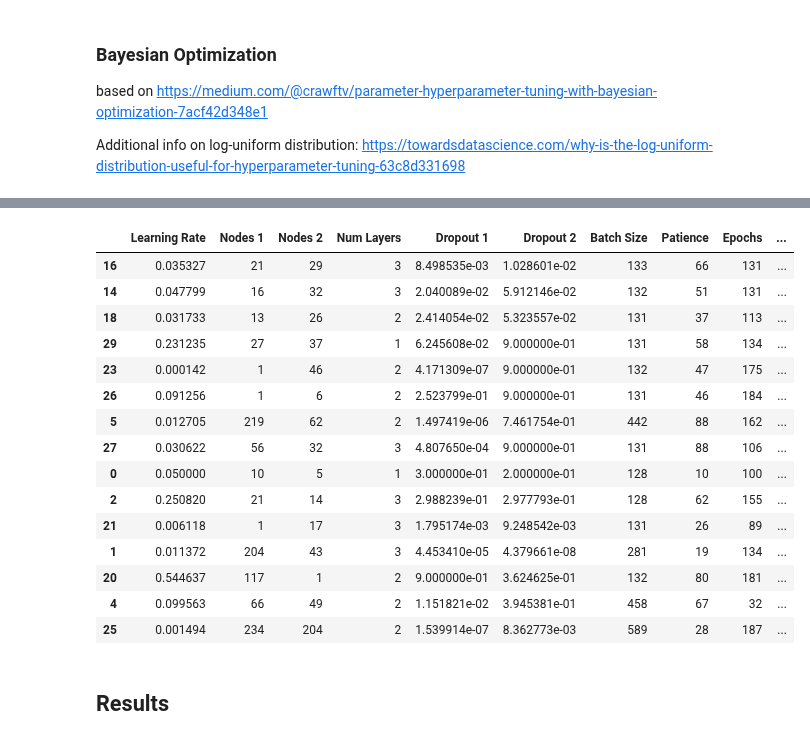
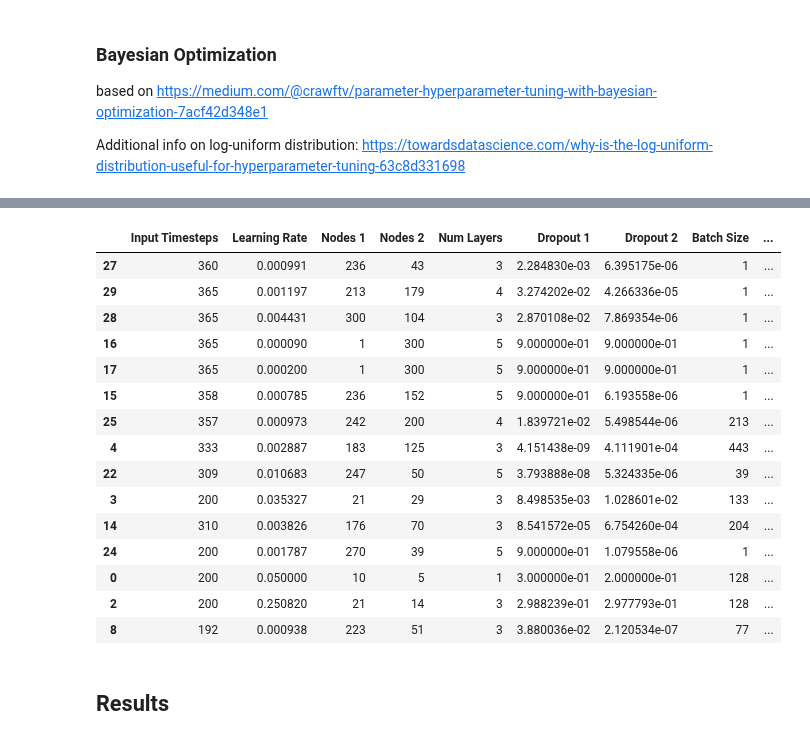
Before and after one commit to TLChilton/Senior_Capstone, a Jupyter notebook: Thomas/LSTMBayesSearch.ipynb, the cells around one changed output, grey strips where cells are left out. Saved outputs shown, nothing was run; the diff lists cells and outputs as text; code cells hidden in the pictures.

```diff
--- a/Thomas/LSTMBayesSearch.ipynb
+++ b/Thomas/LSTMBayesSearch.ipynb
@@ -127,17 +127,3 @@ values = values.astype('float32')
 # normalize features, makes it easier for the model to train on
 scaler = MinMaxScaler(feature_range=(0,1))
 scaled = scaler.fit_transform(values)
-# %%
-n_in = 200                # timesteps for input
-n_out = 365            # timesteps for output
-n_predict = 1          # n_predict = (number of data points you want to predict) / n_out
-percent_train = 0.70    # percent as decimal
-
-# frame as supervised learning
-reframed = series_to_supervised(scaled, df.columns, n_in, n_out)
-# Drop Columns of Variables We Aren't Predicting
-for i in range(1, n_out):
-    reframed.drop(reframed.loc[:, ('Tesla Trend(t+%i)' %(i)):('Year(t+%i)' %(i))], axis=1, inplace=True)
-reframed.drop(reframed.loc[:, 'Tesla Trend(t)':'Year(t)'], axis=1, inplace=True)
-print(reframed.shape)
-reframed.head()
@@ -175,10 +137,10 @@ print(train_X.shape, train_y.shape, test_X.shape, test_y.shape, predict_X.shape,
 ### Function For Building Model
 # %%
 # Design Network
-def build_model(learning_rate, LSTM1, LSTM2, num_layers, dropout1, dropout2, n_out):
+def build_model(learning_rate, LSTM1, LSTM2, num_layers, dropout1, dropout2, n_out, n_in, n_features):
     model = Sequential()
 
-    model.add(BatchNormalization(name = "batch_norm_0", input_shape = (train_X.shape[1], train_X.shape[2])))
+    model.add(BatchNormalization(name = "batch_norm_0", input_shape = (n_in, n_features)))
 
     for i in range (num_layers):
         model.add(LSTM(LSTM1, name='lstm_{0}_1'.format(i), return_sequences=True))
@@ -203,6 +165,7 @@ based on https://medium.com/@crawftv/parameter-hyperparameter-tuning-with-bayesi
 Additional info on log-uniform distribution: https://towardsdatascience.com/why-is-the-log-uniform-distribution-useful-for-hyperparameter-tuning-63c8d331698
 # %%
 
+dim_n_in = Integer(low=1, high=365, name='n_in')
 dim_learning_rate = Real(low=9e-5, high=9e-1, prior='log-uniform', name='learning_rate')
 dim_LSTM1 = Integer(low=1, high=300, name='LSTM1')
 dim_LSTM2 = Integer(low=1, high=300, name='LSTM2')
@@ -214,6 +177,7 @@ dim_patience = Integer(low=10,high=100, name="patience")
 dim_num_epochs = Integer(low=10,high=200, name="num_epochs")
 
 dimensions = [
+    dim_n_in,
     dim_learning_rate,
     dim_LSTM1,
     dim_LSTM2,
@@ -233,7 +197,9 @@ initial_points_uniform = [
     [0.2508200050253172,21,14,3,0.2988238710089116,0.29777934906144615,128,62,155]
 ]
 initial_points_log = [
-    [0.05, 10, 5, 1, 0.3, 0.2, 128, 10, 100],
-    [0.011371679158067525,204,43,3,4.453410274049297e-05,4.3796608724946084e-08,281,19,134],
-    [0.2508200050253172,21,14,3,0.2988238710089116,0.29777934906144615,128,62,155]
+    [200,0.05, 10, 5, 1, 0.3, 0.2, 128, 10, 100],
+    [200,0.011371679158067525,204,43,3,4.453410274049297e-05,4.3796608724946084e-08,281,19,134],
+    [200,0.2508200050253172,21,14,3,0.2988238710089116,0.29777934906144615,128,62,155],
+    [200,0.03532717368967259,21,29,3,0.008498535212868981,0.010286005138311474,133,66,131],
+    [360,0.000990946164978859,236,43,3,0.0022848295909674633,6.395175192917852e-06,1,77,37]
 ]
@@ -333,24 +324,24 @@ gp_result.x
 # %%
-res_df = pd.DataFrame(data=gp_result.x_iters, columns=['Learning Rate','Nodes 1','Nodes 2','Num Layers','Dropout 1','Dropout 2','Batch Size','Patience','Epochs'])
+res_df = pd.DataFrame(data=gp_result.x_iters, columns=['Input Timesteps','Learning Rate','Nodes 1','Nodes 2','Num Layers','Dropout 1','Dropout 2','Batch Size','Patience','Epochs'])
 res_df['Normalized MAE'] = gp_result.func_vals
 res_df.sort_values('Normalized MAE', inplace=True)
 res_df.head(15)
 # %% [output]
-|  | Learning Rate | Nodes 1 | Nodes 2 | Num Layers | Dropout 1 | Dropout 2 | Batch Size | Patience | Epochs | ... |
-| 16 | 0.035327 | 21 | 29 | 3 | 8.498535e-03 | 1.028601e-02 | 133 | 66 | 131 | ... |
-| 14 | 0.047799 | 16 | 32 | 3 | 2.040089e-02 | 5.912146e-02 | 132 | 51 | 131 | ... |
-| 18 | 0.031733 | 13 | 26 | 2 | 2.414054e-02 | 5.323557e-02 | 131 | 37 | 113 | ... |
-| 29 | 0.231235 | 27 | 37 | 1 | 6.245608e-02 | 9.000000e-01 | 131 | 58 | 134 | ... |
-| 23 | 0.000142 | 1 | 46 | 2 | 4.171309e-07 | 9.000000e-01 | 132 | 47 | 175 | ... |
-| 26 | 0.091256 | 1 | 6 | 2 | 2.523799e-01 | 9.000000e-01 | 131 | 46 | 184 | ... |
-| 5 | 0.012705 | 219 | 62 | 2 | 1.497419e-06 | 7.461754e-01 | 442 | 88 | 162 | ... |
-| 27 | 0.030622 | 56 | 32 | 3 | 4.807650e-04 | 9.000000e-01 | 131 | 88 | 106 | ... |
-| 0 | 0.050000 | 10 | 5 | 1 | 3.000000e-01 | 2.000000e-01 | 128 | 10 | 100 | ... |
-| 2 | 0.250820 | 21 | 14 | 3 | 2.988239e-01 | 2.977793e-01 | 128 | 62 | 155 | ... |
-| 21 | 0.006118 | 1 | 17 | 3 | 1.795174e-03 | 9.248542e-03 | 131 | 26 | 89 | ... |
-| 1 | 0.011372 | 204 | 43 | 3 | 4.453410e-05 | 4.379661e-08 | 281 | 19 | 134 | ... |
-| 20 | 0.544637 | 117 | 1 | 2 | 9.000000e-01 | 3.624625e-01 | 132 | 80 | 181 | ... |
-| 4 | 0.099563 | 66 | 49 | 2 | 1.151821e-02 | 3.945381e-01 | 458 | 67 | 32 | ... |
-| 25 | 0.001494 | 234 | 204 | 2 | 1.539914e-07 | 8.362773e-03 | 589 | 28 | 187 | ... |
+|  | Input Timesteps | Learning Rate | Nodes 1 | Nodes 2 | Num Layers | Dropout 1 | Dropout 2 | Batch Size | ... |
+| 27 | 360 | 0.000991 | 236 | 43 | 3 | 2.284830e-03 | 6.395175e-06 | 1 | ... |
+| 29 | 365 | 0.001197 | 213 | 179 | 4 | 3.274202e-02 | 4.266336e-05 | 1 | ... |
+| 28 | 365 | 0.004431 | 300 | 104 | 3 | 2.870108e-02 | 7.869354e-06 | 1 | ... |
+| 16 | 365 | 0.000090 | 1 | 300 | 5 | 9.000000e-01 | 9.000000e-01 | 1 | ... |
+| 17 | 365 | 0.000200 | 1 | 300 | 5 | 9.000000e-01 | 9.000000e-01 | 1 | ... |
+| 15 | 358 | 0.000785 | 236 | 152 | 5 | 9.000000e-01 | 6.193558e-06 | 1 | ... |
+| 25 | 357 | 0.000973 | 242 | 200 | 4 | 1.839721e-02 | 5.498544e-06 | 213 | ... |
+| 4 | 333 | 0.002887 | 183 | 125 | 3 | 4.151438e-09 | 4.111901e-04 | 443 | ... |
+| 22 | 309 | 0.010683 | 247 | 50 | 5 | 3.793888e-08 | 5.324335e-06 | 39 | ... |
+| 3 | 200 | 0.035327 | 21 | 29 | 3 | 8.498535e-03 | 1.028601e-02 | 133 | ... |
+| 14 | 310 | 0.003826 | 176 | 70 | 3 | 8.541572e-05 | 6.754260e-04 | 204 | ... |
+| 24 | 200 | 0.001787 | 270 | 39 | 5 | 9.000000e-01 | 1.079558e-06 | 1 | ... |
+| 0 | 200 | 0.050000 | 10 | 5 | 1 | 3.000000e-01 | 2.000000e-01 | 128 | ... |
+| 2 | 200 | 0.250820 | 21 | 14 | 3 | 2.988239e-01 | 2.977793e-01 | 128 | ... |
+| 8 | 192 | 0.000938 | 223 | 51 | 3 | 3.880036e-02 | 2.120534e-07 | 77 | ... |
 # %% [markdown]
 ## Results
```
Also changed, not shown: parts of 14 cells of this notebook.
